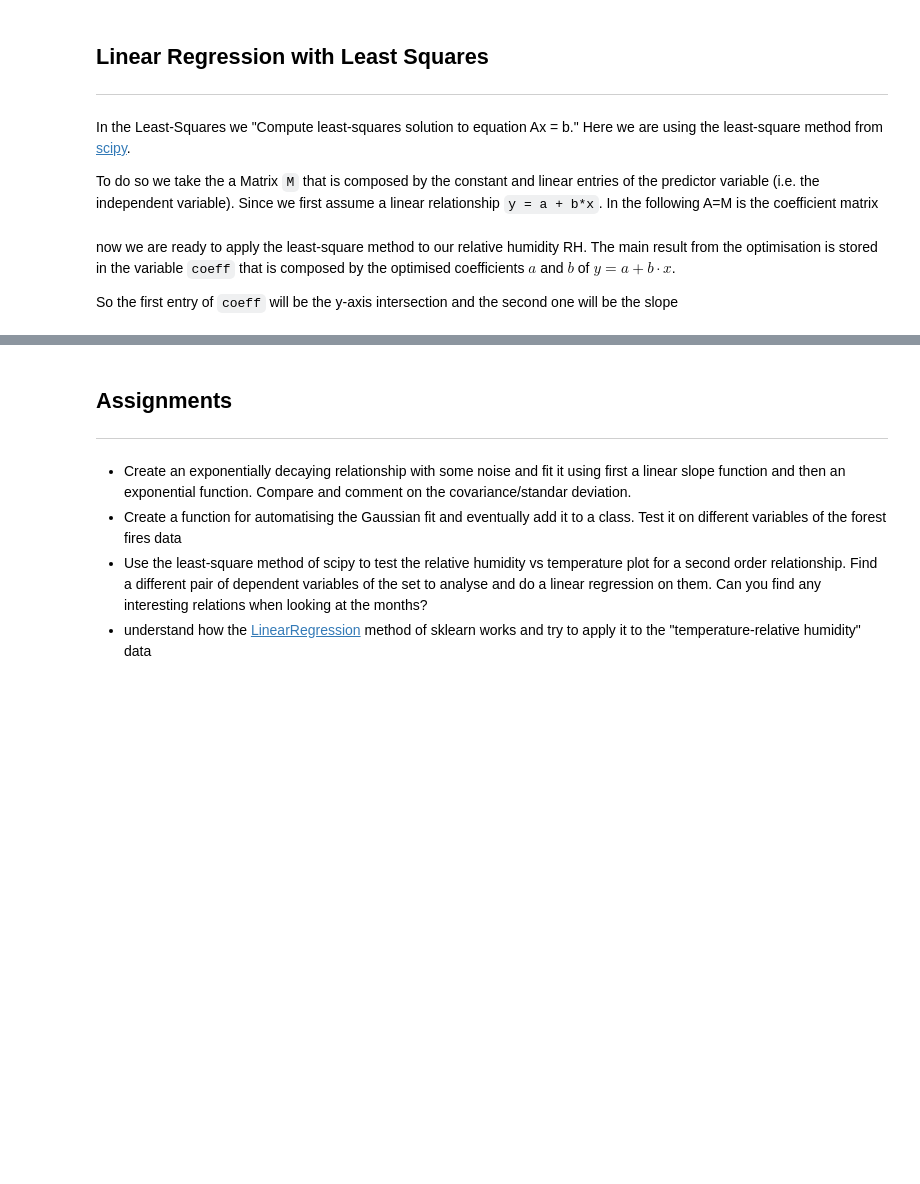
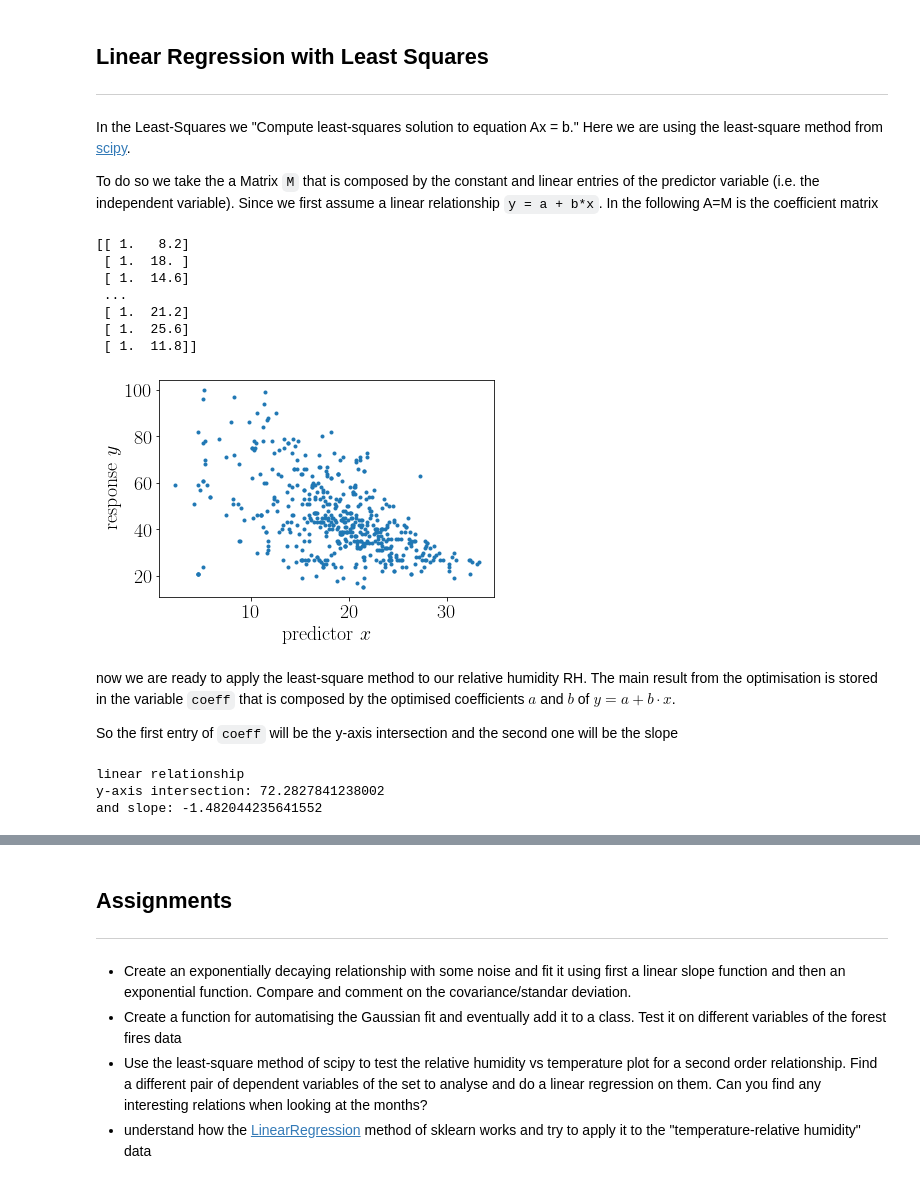
Before and after one commit to fcosi/python-data-plotting, a Jupyter notebook: Fits and Data Analysis.ipynb, the cells around one changed output, grey strips where cells are left out. Cells and saved outputs as stored; diff of their text form; code cells hidden in the pictures; blank space fills up the shorter version.

```diff
--- a/Fits and Data Analysis.ipynb
+++ b/Fits and Data Analysis.ipynb
@@ -359,14 +392,37 @@ To do so we take the a Matrix `M` that is composed by the constant and linear en
 # %%
 temps = fires["temp"]
 RH = fires["RH"]
 
 # matrix of the temperatures in 0-th and 1st order.
 M = temps[:, np.newaxis]**[0, 1]
 print(M)
+fast_plot(temps, RH)
+# %% [output]
+[[ 1.   8.2]
+ [ 1.  18. ]
+ [ 1.  14.6]
+ ...
+ [ 1.  21.2]
+ [ 1.  25.6]
+ [ 1.  11.8]]
+[figure, added]
 # %% [markdown]
 now we are ready to apply the least-square method to our relative humidity RH. The main result from the optimisation is stored in the variable `coeff` that is composed by the optimised coefficients $a$ and $b$ of $y = a + b\cdot x$.
 
 So the first entry of `coeff` will be the y-axis intersection and the second one will be the slope
+# %%
+# import the least-square method
+from scipy.linalg import lstsq
+
+# apply the least-square
+coeff, res, rnk, s = lstsq(M, RH)
+
+# print some information
+print("linear relationship\ny-axis intersection: {}\nand slope: {}".format(*coeff))
+# %% [output]
+linear relationship
+y-axis intersection: 72.2827841238002
+and slope: -1.482044235641552
 # %%
 # import the least-square method
 from scipy.linalg import lstsq
```
Also changed, not shown: parts of 12 cells of this notebook, 1 other file.
